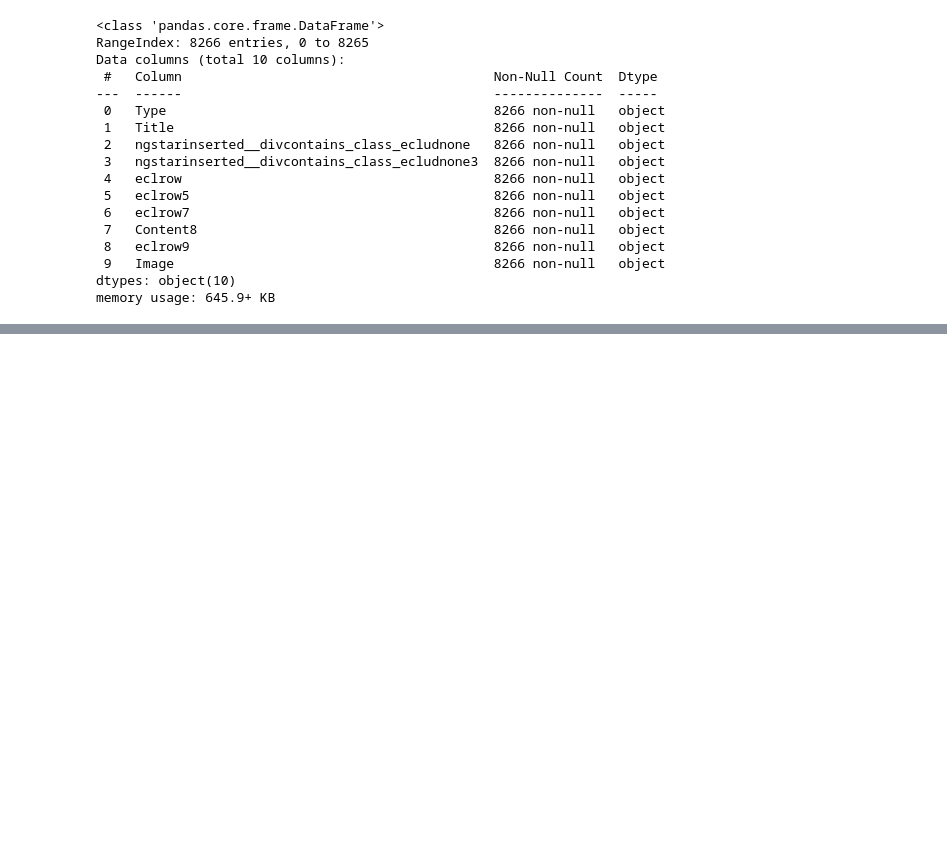
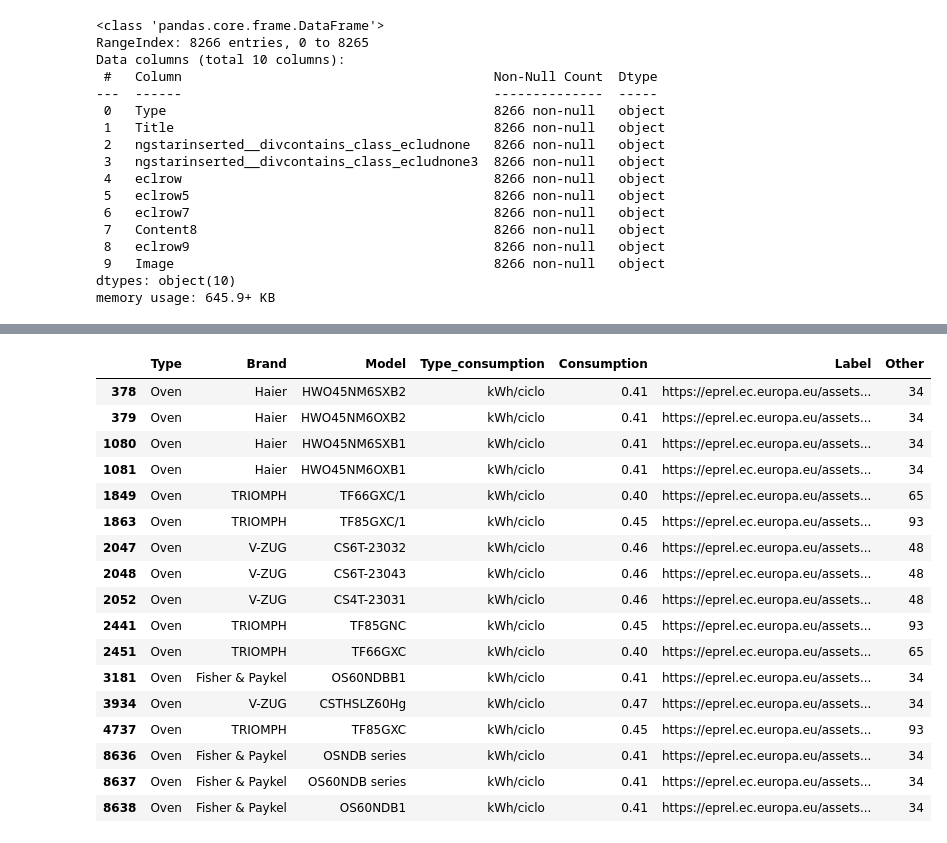
Before and after one commit to laurabarredaagusti/desafio_tripulaciones, a Jupyter notebook: notebooks/data_cleaning/data_cleaning_enrique.ipynb, the cells around one changed output, grey strips where cells are left out. Cells and saved outputs as stored; diff of their text form; code cells hidden in the pictures; blank space fills up the shorter version.

```diff
--- a/notebooks/data_cleaning/data_cleaning_enrique.ipynb
+++ b/notebooks/data_cleaning/data_cleaning_enrique.ipynb
@@ -242,0 +494,3 @@ df_aire_acondicionado.head()
+# %%
+df_hornos= pd.read_csv('../csvs_categorias(Columnas Bien)/5_ovens_f.csv',index_col=0)
+df_hornos.head()
@@ -242,0 +519,21 @@ df_aire_acondicionado.head()
+# %%
+df_hornos[df_hornos['Consumption']< 0.5]
+# %% [output]
+|  | Type | Brand | Model | Type_consumption | Consumption | Label | Other |
+| 378 | Oven | Haier | HWO45NM6SXB2 | kWh/ciclo | 0.41 | https://eprel.ec.europa.eu/assets... | 34 |
+| 379 | Oven | Haier | HWO45NM6OXB2 | kWh/ciclo | 0.41 | https://eprel.ec.europa.eu/assets... | 34 |
+| 1080 | Oven | Haier | HWO45NM6SXB1 | kWh/ciclo | 0.41 | https://eprel.ec.europa.eu/assets... | 34 |
+| 1081 | Oven | Haier | HWO45NM6OXB1 | kWh/ciclo | 0.41 | https://eprel.ec.europa.eu/assets... | 34 |
+| 1849 | Oven | TRIOMPH | TF66GXC/1 | kWh/ciclo | 0.40 | https://eprel.ec.europa.eu/assets... | 65 |
+| 1863 | Oven | TRIOMPH | TF85GXC/1 | kWh/ciclo | 0.45 | https://eprel.ec.europa.eu/assets... | 93 |
+| 2047 | Oven | V-ZUG | CS6T-23032 | kWh/ciclo | 0.46 | https://eprel.ec.europa.eu/assets... | 48 |
+| 2048 | Oven | V-ZUG | CS6T-23043 | kWh/ciclo | 0.46 | https://eprel.ec.europa.eu/assets... | 48 |
+| 2052 | Oven | V-ZUG | CS4T-23031 | kWh/ciclo | 0.46 | https://eprel.ec.europa.eu/assets... | 48 |
+| 2441 | Oven | TRIOMPH | TF85GNC | kWh/ciclo | 0.45 | https://eprel.ec.europa.eu/assets... | 93 |
+| 2451 | Oven | TRIOMPH | TF66GXC | kWh/ciclo | 0.40 | https://eprel.ec.europa.eu/assets... | 65 |
+| 3181 | Oven | Fisher & Paykel | OS60NDBB1 | kWh/ciclo | 0.41 | https://eprel.ec.europa.eu/assets... | 34 |
+| 3934 | Oven | V-ZUG | CSTHSLZ60Hg | kWh/ciclo | 0.47 | https://eprel.ec.europa.eu/assets... | 34 |
+| 4737 | Oven | TRIOMPH | TF85GXC | kWh/ciclo | 0.45 | https://eprel.ec.europa.eu/assets... | 93 |
+| 8636 | Oven | Fisher & Paykel | OSNDB series | kWh/ciclo | 0.41 | https://eprel.ec.europa.eu/assets... | 34 |
+| 8637 | Oven | Fisher & Paykel | OS60NDB series | kWh/ciclo | 0.41 | https://eprel.ec.europa.eu/assets... | 34 |
+| 8638 | Oven | Fisher & Paykel | OS60NDB1 | kWh/ciclo | 0.41 | https://eprel.ec.europa.eu/assets... | 34 |
```
Also changed, not shown: parts of 119 cells of this notebook, 3 other files.
